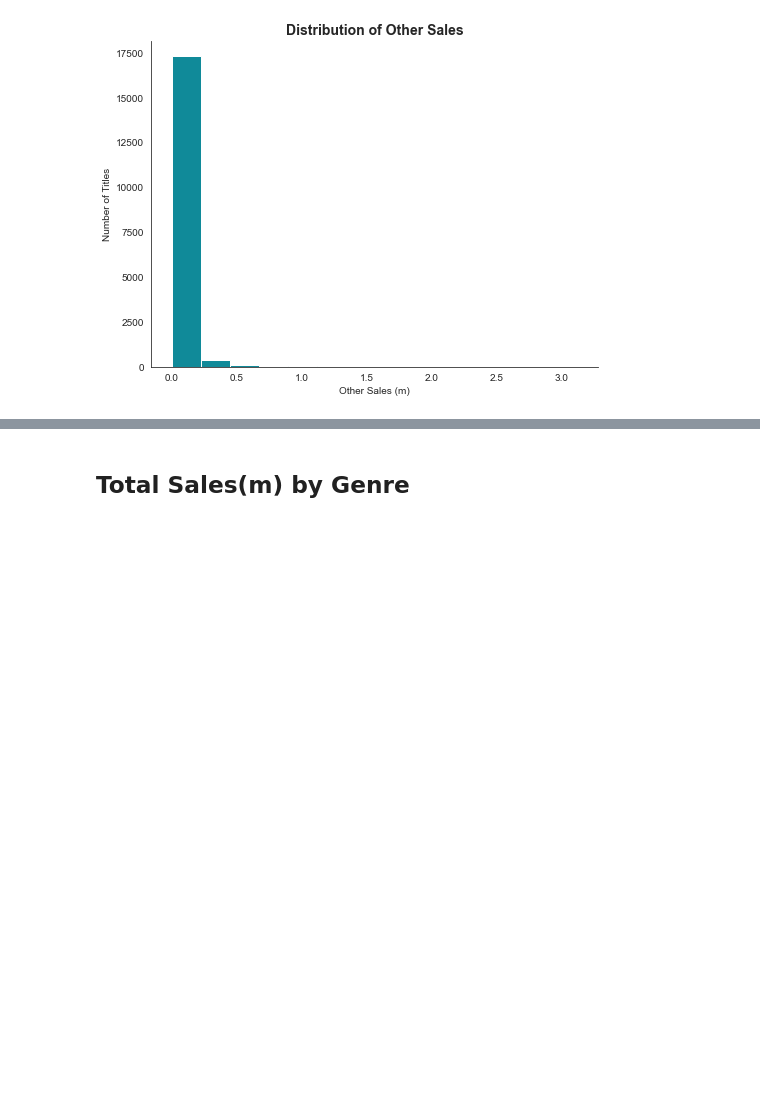
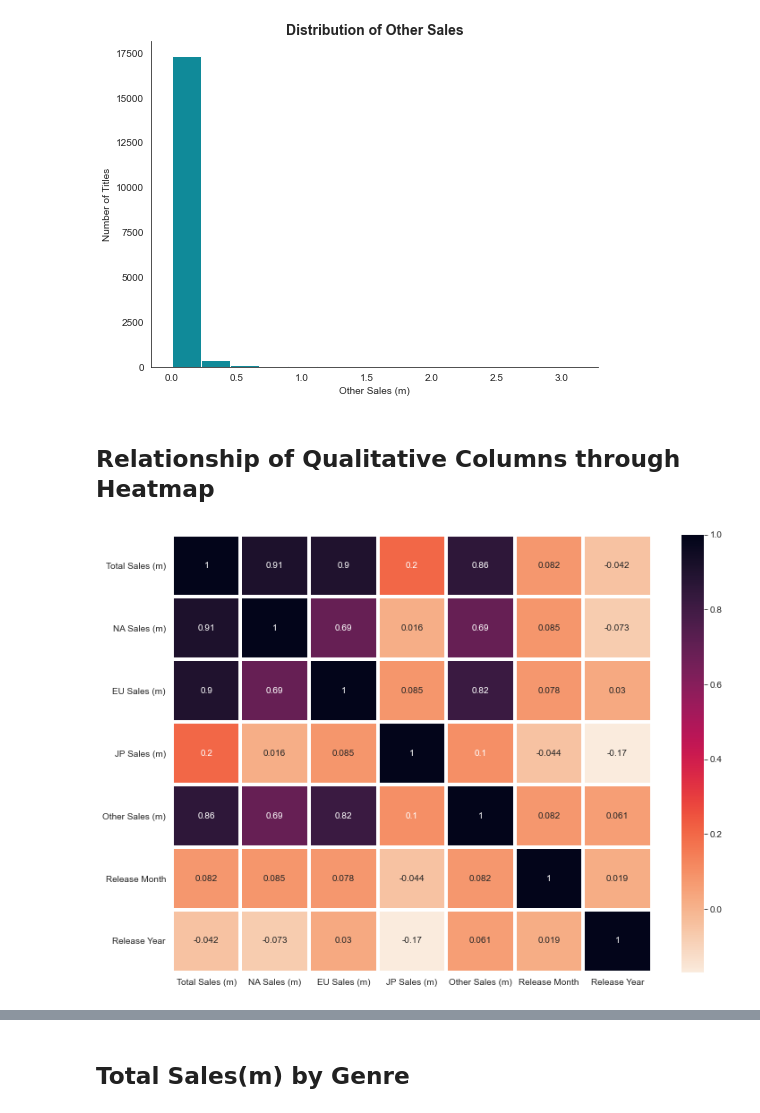
Before and after one commit to TJMaya/Video-Game-Sales-Project, a Jupyter notebook: VGSalesProjectStep3EDA.ipynb, the cells around one changed output, grey strips where cells are left out. Drawn from its saved outputs; the diff is of its cells as text; code cells hidden in the pictures; blank space fills up the shorter version.

Commit message:
Created Stacked Bar Graphs of the Total Sales By Console, Genre, and Publisher by Country Grouping. I also added a Relationship Heatmap to represent the Qualitative data in the dataframe.

```diff
--- a/VGSalesProjectStep3EDA.ipynb
+++ b/VGSalesProjectStep3EDA.ipynb
@@ -206,5 +206,13 @@ sns.despine()
 plt.show()
 # %% [output]
 [figure]
+# %% [markdown]
+## Relationship of Qualitative Columns through Heatmap
+# %%
+plt.figure(figsize=(12,9))
+sns.heatmap(df.corr(), cmap = "rocket_r", annot=True, linewidth=3)
+#plt.savefig("QualitativeColumnsRelationships.png")
+# %% [output]
+[figure, added]
 # %% [markdown]
 ### We will next explore further and attempt to gain insight from our data
```
Also changed, not shown: parts of 12 cells of this notebook, 4 other files.
